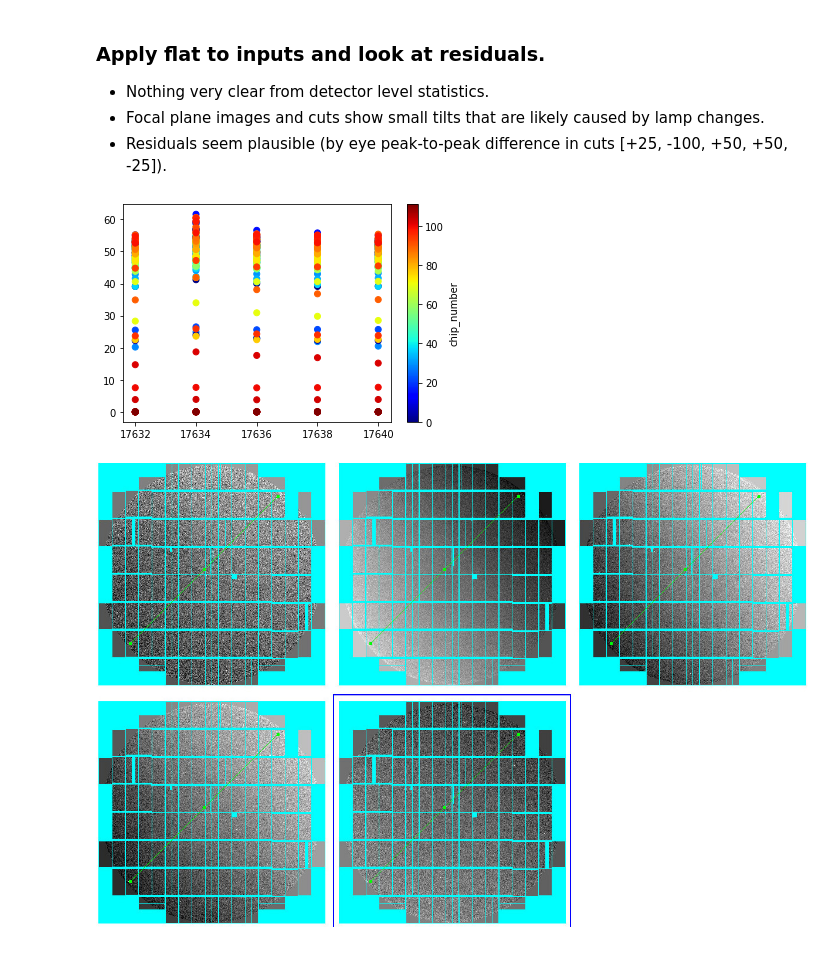
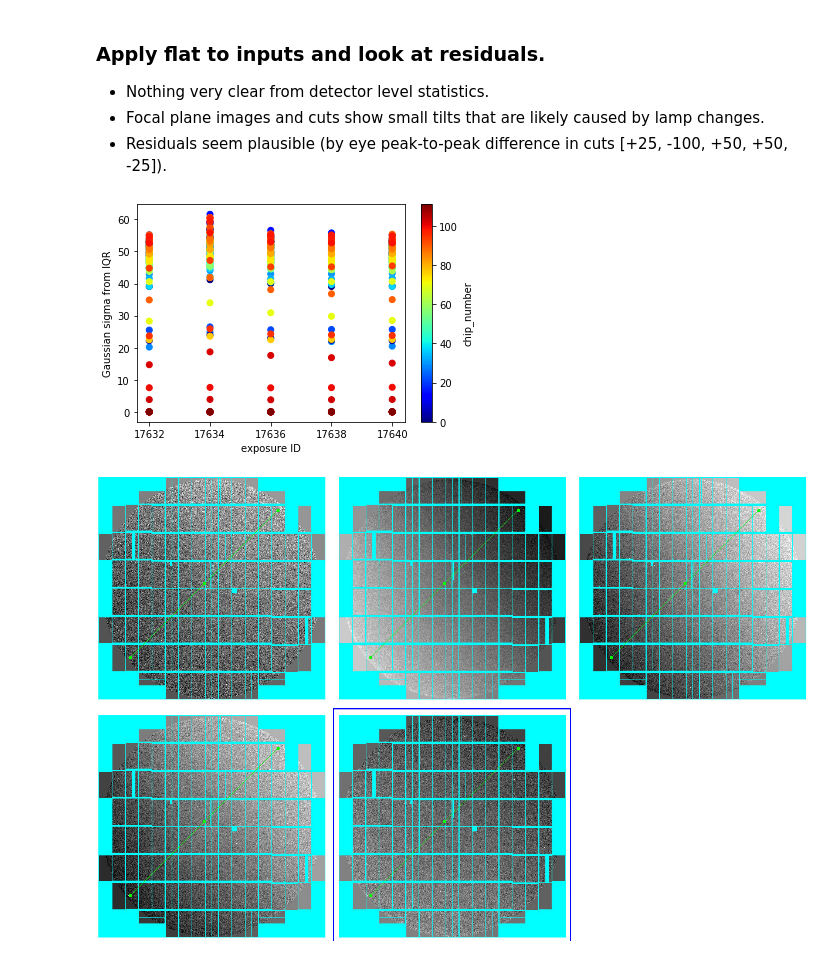
Before and after one commit to czwa/notebooks, a Jupyter notebook: 20200527-lsst_gen3_flat_scaling/flatscale.20200527.ipynb, the cells around one changed output. Cells and saved outputs as stored; diff of their text form; code cells hidden in the pictures.

```diff
--- a/20200527-lsst_gen3_flat_scaling/flatscale.20200527.ipynb
+++ b/20200527-lsst_gen3_flat_scaling/flatscale.20200527.ipynb
@@ -74,10 +74,12 @@ applied = pd.read_csv("/tmp/0527.applied.imstats", sep='\s+', comment='#')
 # %%
 pp = plt.scatter(applied['expId'],
                  applied['qsig'], c=applied['detId'], cmap='jet')
+plt.xlabel('exposure ID')
+plt.ylabel('Gaussian sigma from IQR')
 cbar = plt.colorbar(pp)
 cbar.set_label('chip_number')
 # %% [output]
-[figure, old version]
+[figure, new version]
 # %%
 Image(filename="/tmp/ISR_FP_inputs.jpg")
 # %% [output]
```
